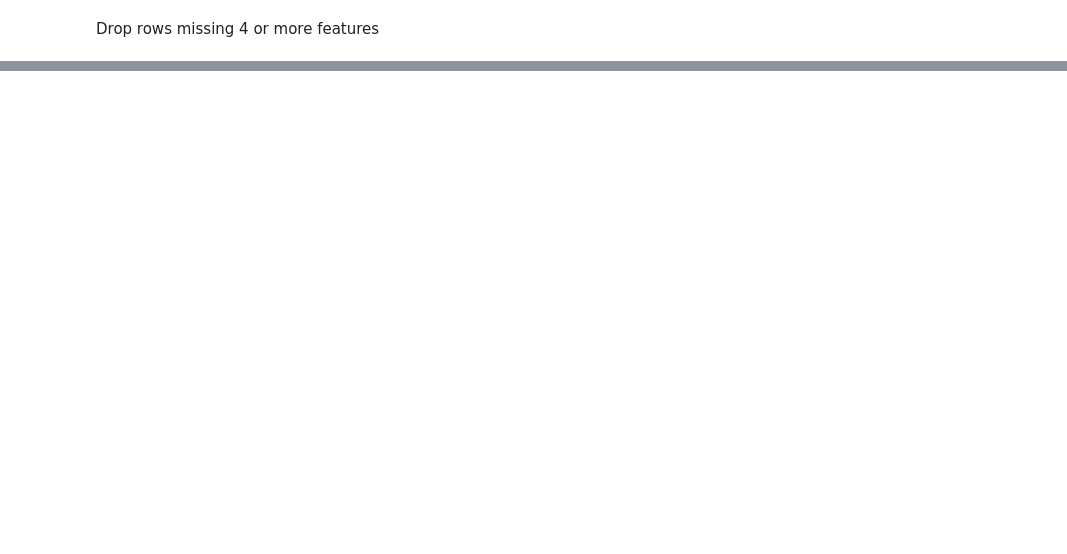
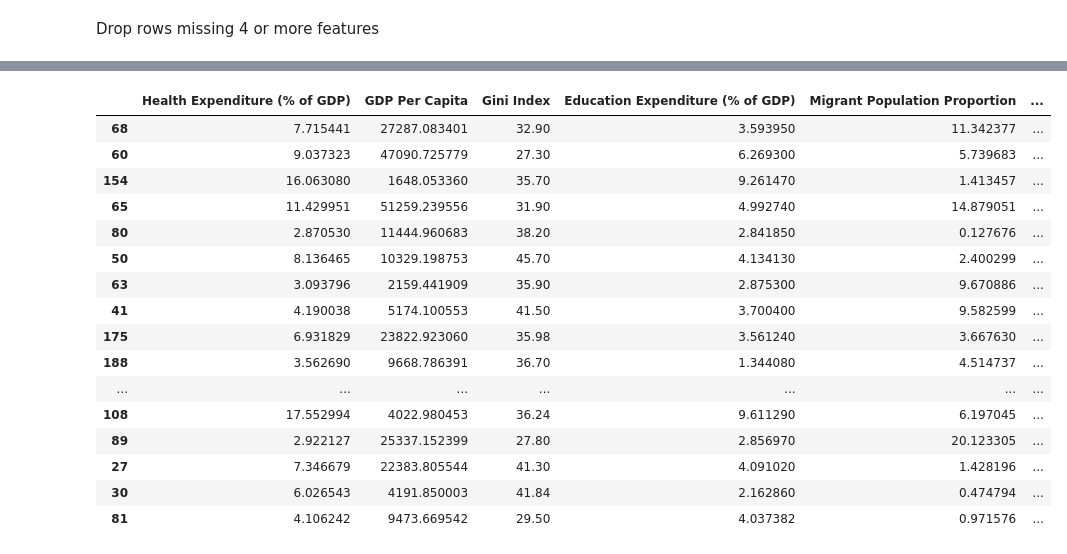
Before and after one commit to blantj/olympic_medal_classification, a Jupyter notebook: Modeling.ipynb, the cells around one changed output, grey strips where cells are left out. Cells and saved outputs as stored; diff of their text form; code cells hidden in the pictures; blank space fills up the shorter version.

Commit message:
Complete data scrubbing

```diff
--- a/Modeling.ipynb
+++ b/Modeling.ipynb
@@ -212,0 +210,24 @@ memory usage: 16.7+ KB
+# %%
+impute_df = df.drop(columns=['Country'])
+impute_x = impute_df.drop(columns=['Totals'])
+impute_y = impute_df['Totals']
+impute_x_train, impute_x_test, impute_y_train, impute_y_test = train_test_split(impute_x, impute_y
+                                                                                , random_state=93)
+impute_ss = StandardScaler()
+impute_ss.fit(impute_x_train)
+impute_x_train = pd.DataFrame(impute_ss.transform(impute_x_train), columns=impute_x_train.columns)
+impute_x_test = pd.DataFrame(impute_ss.transform(impute_x_test), columns=impute_x_test.columns)
+
+train_imputer = KNNImputer()
+impute_x_train = pd.DataFrame(train_imputer.fit_transform(impute_x_train), columns=impute_x.columns)
+impute_x_train = pd.DataFrame(impute_ss.inverse_transform(impute_x_train), columns = impute_x_train.columns)
+impute_x_train.index = impute_y_train.index
+
+test_imputer = KNNImputer()
+impute_x_test = pd.DataFrame(test_imputer.fit_transform(impute_x_test), columns=impute_x.columns)
+impute_x_test = pd.DataFrame(impute_ss.inverse_transform(impute_x_test), columns = impute_x_test.columns)
+impute_x_test.index = impute_y_test.index
+
+scaled_df = pd.concat([impute_x_train, impute_x_test], axis=0)
+scaled_df.sort_index(inplace=True)
+scaled_df['Medals'] = df['Totals']
@@ -212,0 +295,20 @@ memory usage: 16.7+ KB
+# %%
+impute_x_test
+# %% [output]
+|  | Health Expenditure (% of GDP) | GDP Per Capita | Gini Index | Education Expenditure (% of GDP) | Migrant Population Proportion | ... |
+| 68 | 7.715441 | 27287.083401 | 32.90 | 3.593950 | 11.342377 | ... |
+| 60 | 9.037323 | 47090.725779 | 27.30 | 6.269300 | 5.739683 | ... |
+| 154 | 16.063080 | 1648.053360 | 35.70 | 9.261470 | 1.413457 | ... |
+| 65 | 11.429951 | 51259.239556 | 31.90 | 4.992740 | 14.879051 | ... |
+| 80 | 2.870530 | 11444.960683 | 38.20 | 2.841850 | 0.127676 | ... |
+| 50 | 8.136465 | 10329.198753 | 45.70 | 4.134130 | 2.400299 | ... |
+| 63 | 3.093796 | 2159.441909 | 35.90 | 2.875300 | 9.670886 | ... |
+| 41 | 4.190038 | 5174.100553 | 41.50 | 3.700400 | 9.582599 | ... |
+| 175 | 6.931829 | 23822.923060 | 35.98 | 3.561240 | 3.667630 | ... |
+| 188 | 3.562690 | 9668.786391 | 36.70 | 1.344080 | 4.514737 | ... |
+| ... | ... | ... | ... | ... | ... | ... |
+| 108 | 17.552994 | 4022.980453 | 36.24 | 9.611290 | 6.197045 | ... |
+| 89 | 2.922127 | 25337.152399 | 27.80 | 2.856970 | 20.123305 | ... |
+| 27 | 7.346679 | 22383.805544 | 41.30 | 4.091020 | 1.428196 | ... |
+| 30 | 6.026543 | 4191.850003 | 41.84 | 2.162860 | 0.474794 | ... |
+| 81 | 4.106242 | 9473.669542 | 29.50 | 4.037382 | 0.971576 | ... |
```
Also changed, not shown: parts of 12 cells of this notebook, 2 other files.
